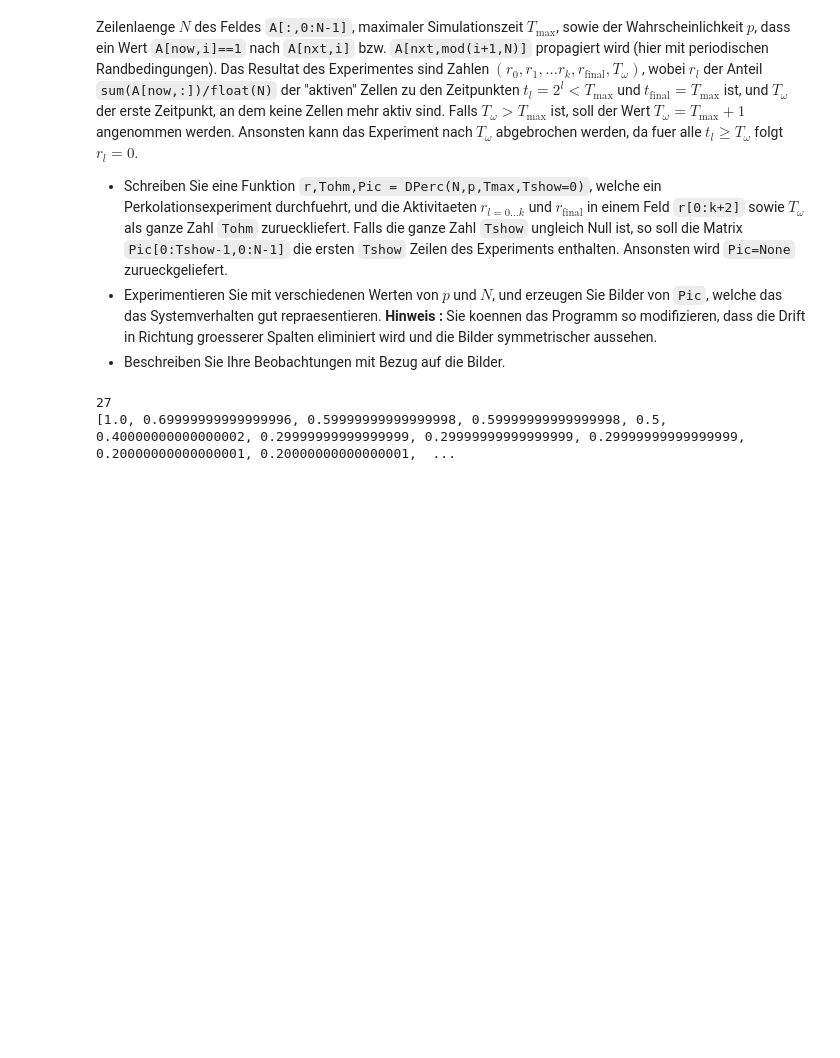
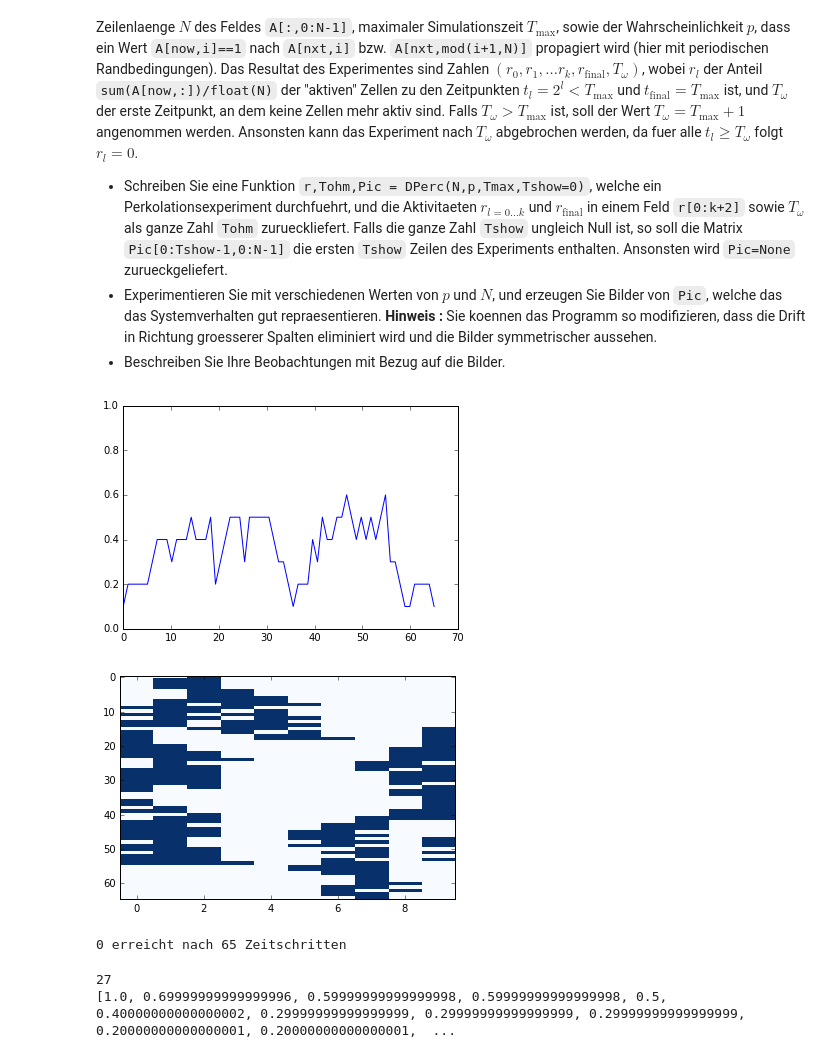
Before and after one commit to KlausMau/Perkolation, a Jupyter notebook: main_body/project_main.ipynb, the cells around one changed output. Saved outputs shown, nothing was run; the diff lists cells and outputs as text; code cells hidden in the pictures; blank space fills up the shorter version.

```diff
--- a/main_body/project_main.ipynb
+++ b/main_body/project_main.ipynb
@@ -64,14 +64,20 @@ def nowplot(r,Pic):
     #f,ax2 = py.plt.subplots(1)
     Tohm=len(r)+1
     x=np.linspace(0,len(r),len(r))
+    py.ylim([0,1])
     py.plot(x,r)
     py.show()
-    py.imshow(Pic, interpolation= "nearest", aspect = "auto", cmap = "Blues" )
-    py.show()
+    if not(Pic is None):
+        py.imshow(Pic, interpolation= "nearest", aspect = "auto", cmap = "Blues" )
+        py.show()
     print("0 erreicht nach {} Zeitschritten".format(len(r)))
     return
 # %%
-nowplot(*DPerc(p=0.65,pa=1.0,Tmax=20000,N=2000))
+nowplot(*DPerc(p=0.6,pa=0.2,Tmax=2000,N=10))
+# %% [output]
+[figure, added]
+[figure, added]
+0 erreicht nach 65 Zeitschritten
 # %%
 D= list(perex(N=10))
 print(len(D))
```
Also changed, not shown: parts of 2 cells of this notebook.
